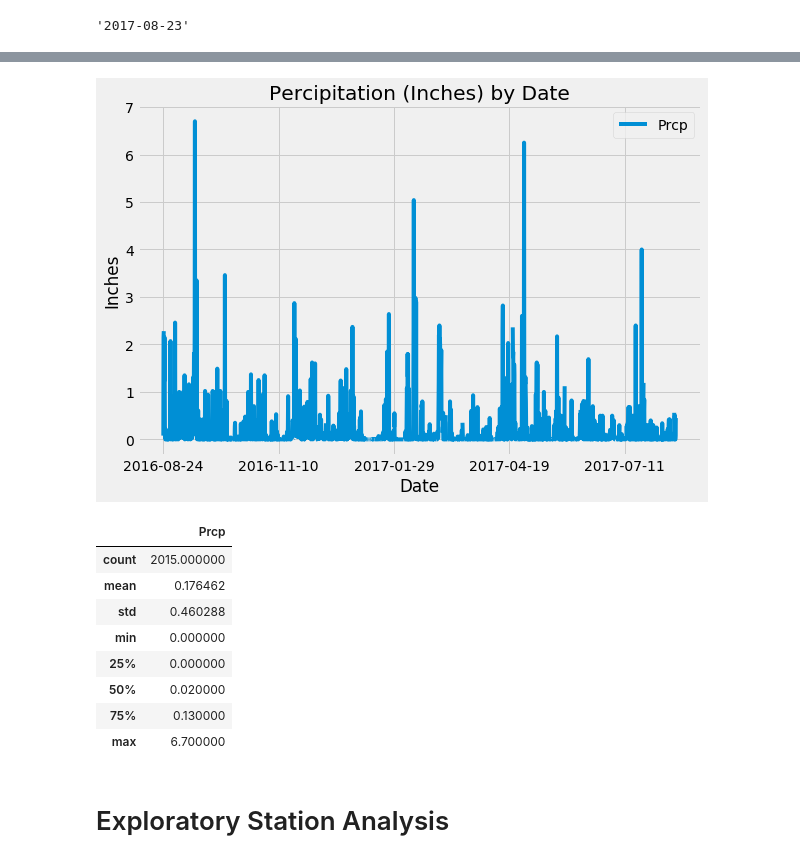
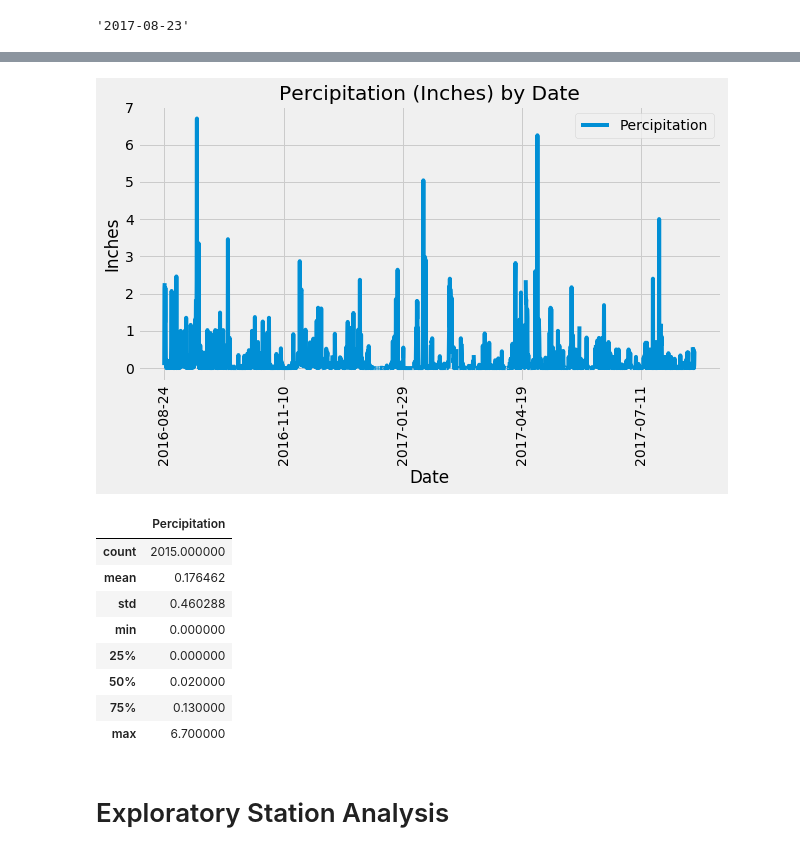
Before and after one commit to Annaolivia5/Hawaii-Weather-Visualization, a Jupyter notebook: climate_starter.ipynb, the cells around one changed output, grey strips where cells are left out. Cells and saved outputs as stored; diff of their text form; code cells hidden in the pictures.

```diff
--- a/climate_starter.ipynb
+++ b/climate_starter.ipynb
@@ -53,8 +52,8 @@ recent_date.date
 
 
 # Calculate the date one year from the last date in data set.
-year_ago = dt.datetime(2017,8,23)- dt.timedelta(days = 365)
-
+year_ago = dt.datetime(2017,8,23) - dt.timedelta(days = 365)
+print(year_ago)
 
 # Perform a query to retrieve the data and precipitation scores
 results = session.query(Measurement.date, Measurement.prcp).\
@@ -64,20 +63,22 @@ results = session.query(Measurement.date, Measurement.prcp).\
 dates = [result[0] for result in results]
 prcps = [result[1] for result in results]
 
+
 # Save the query results as a Pandas DataFrame and set the index to the date column
 data={'Date': dates,
-     'Prcp': prcps}
+     'Percipitation': prcps}
 df = pd.DataFrame(data)
 df = df.set_index('Date')
 
 # Sort the dataframe by date
 df = df.sort_index()
-df.head()
 
 # Use Pandas Plotting with Matplotlib to plot the data
 ax = df.plot(figsize=(9, 6))
 ax.set_xlabel("Date")
 ax.set_ylabel("Inches")
 ax.set_title('Percipitation (Inches) by Date')
+plt.xticks(rotation='vertical')
+plt.tight_layout()
 plt.show()
 # %% [output]
@@ -84,9 +86,9 @@ plt.show()
-[figure, old version]
+[figure, new version]
 # %%
 # Use Pandas to calcualte the summary statistics for the precipitation data
 df.describe()
 # %% [output]
-|  | Prcp |
+|  | Percipitation |
 | count | 2015.000000 |
 | mean | 0.176462 |
 | std | 0.460288 |
```
Also changed, not shown: parts of 3 cells of this notebook.
